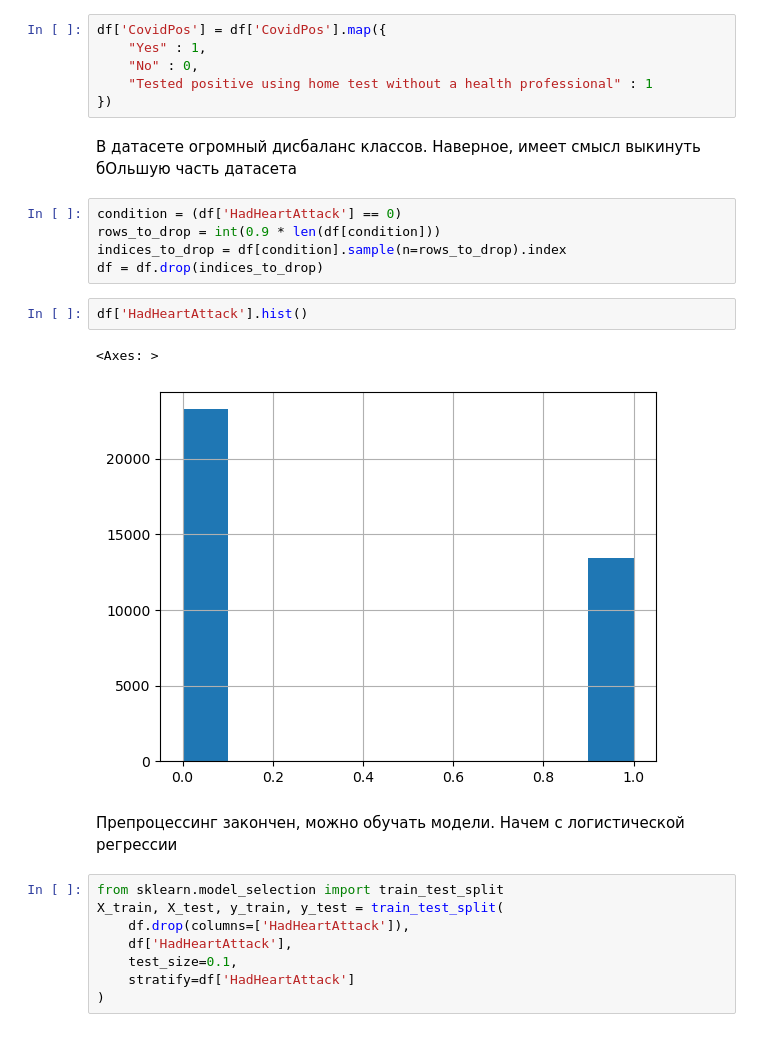
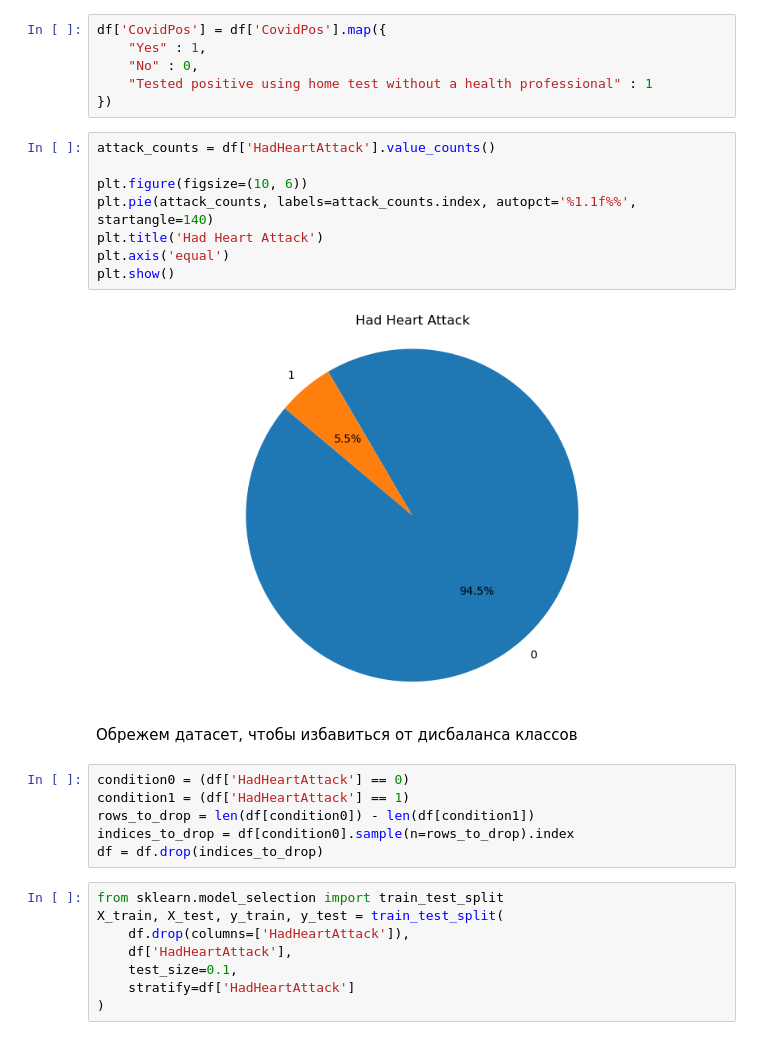
Before and after one commit to yv0vaa/hse_ml_project2024, a Jupyter notebook: HD.ipynb, the cells around one changed output. Cells and saved outputs as stored; diff of their text form.

```diff
--- a/HD.ipynb
+++ b/HD.ipynb
@@ -145,20 +191,24 @@ df['CovidPos'] = df['CovidPos'].map({
     "No" : 0,
     "Tested positive using home test without a health professional" : 1
 })
-# %% [markdown]
-В датасете огромный дисбаланс классов. Наверное, имеет смысл выкинуть бОльшую часть датасета
+# %%
+attack_counts = df['HadHeartAttack'].value_counts()
+
+plt.figure(figsize=(10, 6))
+plt.pie(attack_counts, labels=attack_counts.index, autopct='%1.1f%%', startangle=140)
+plt.title('Had Heart Attack')
+plt.axis('equal')
+plt.show()
+# %% [output]
+[figure, added]
+# %% [markdown]
+Обрежем датасет, чтобы избавиться от дисбаланса классов
 # %%
-condition = (df['HadHeartAttack'] == 0)
-rows_to_drop = int(0.9 * len(df[condition]))
-indices_to_drop = df[condition].sample(n=rows_to_drop).index
+condition0 = (df['HadHeartAttack'] == 0)
+condition1 = (df['HadHeartAttack'] == 1)
+rows_to_drop = len(df[condition0]) - len(df[condition1])
+indices_to_drop = df[condition0].sample(n=rows_to_drop).index
 df = df.drop(indices_to_drop)
-# %%
-df['HadHeartAttack'].hist()
-# %% [output]
-<Axes: >
-[figure, removed]
-# %% [markdown]
-Препроцессинг закончен, можно обучать модели. Начем с логистической регрессии
 # %%
 from sklearn.model_selection import train_test_split
 X_train, X_test, y_train, y_test = train_test_split(
```
Also changed, not shown: parts of 29 cells of this notebook.
